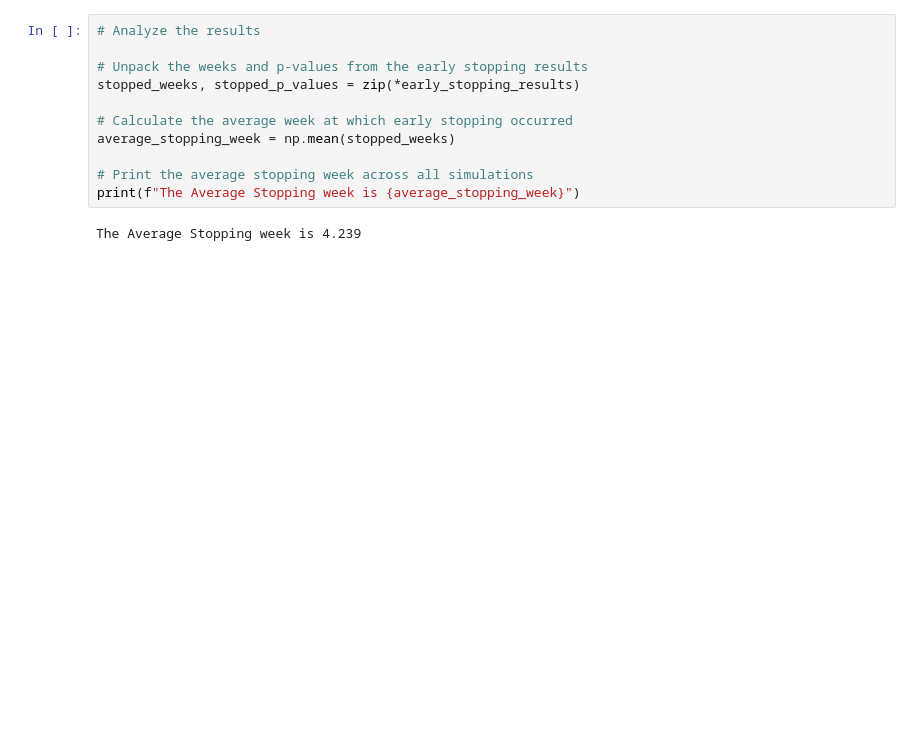
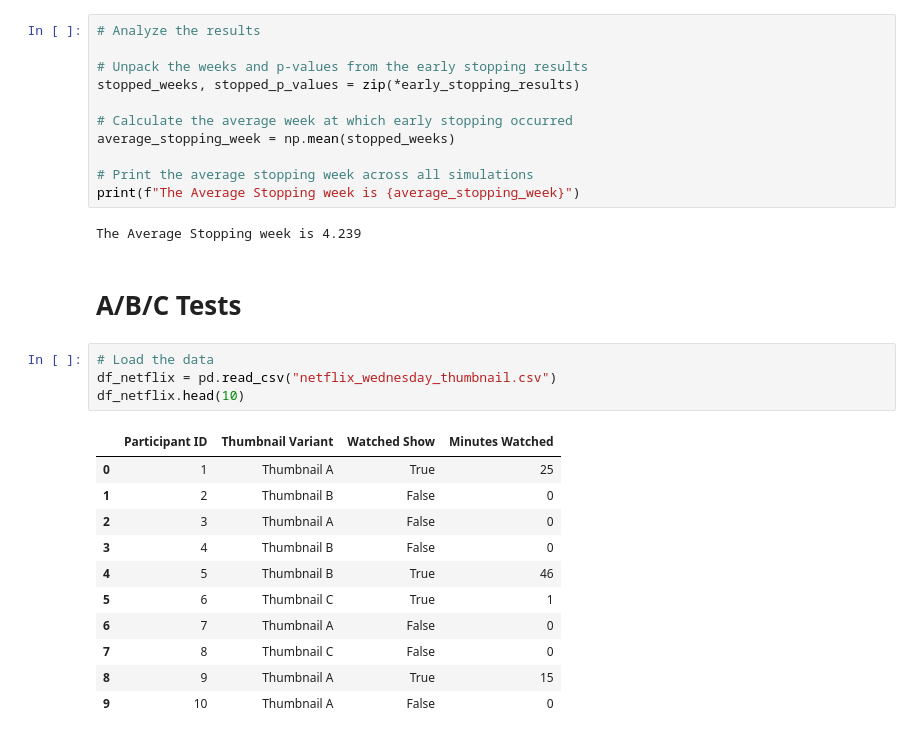
Before and after one commit to dthunn/python-business-analytics, a Jupyter notebook: a_b_testing/a_b.ipynb, the cells around one changed output. Cells and saved outputs as stored; diff of their text form; blank space fills up the shorter version.

```diff
--- a/a_b_testing/a_b.ipynb
+++ b/a_b_testing/a_b.ipynb
@@ -301,3 +301,21 @@ average_stopping_week = np.mean(stopped_weeks)
 print(f"The Average Stopping week is {average_stopping_week}")
 # %% [output]
 The Average Stopping week is 4.239
+# %% [markdown]
+# A/B/C Tests
+# %%
+# Load the data
+df_netflix = pd.read_csv("netflix_wednesday_thumbnail.csv")
+df_netflix.head(10)
+# %% [output]
+|  | Participant ID | Thumbnail Variant | Watched Show | Minutes Watched |
+| 0 | 1 | Thumbnail A | True | 25 |
+| 1 | 2 | Thumbnail B | False | 0 |
+| 2 | 3 | Thumbnail A | False | 0 |
+| 3 | 4 | Thumbnail B | False | 0 |
+| 4 | 5 | Thumbnail B | True | 46 |
+| 5 | 6 | Thumbnail C | True | 1 |
+| 6 | 7 | Thumbnail A | False | 0 |
+| 7 | 8 | Thumbnail C | False | 0 |
+| 8 | 9 | Thumbnail A | True | 15 |
+| 9 | 10 | Thumbnail A | False | 0 |
```
